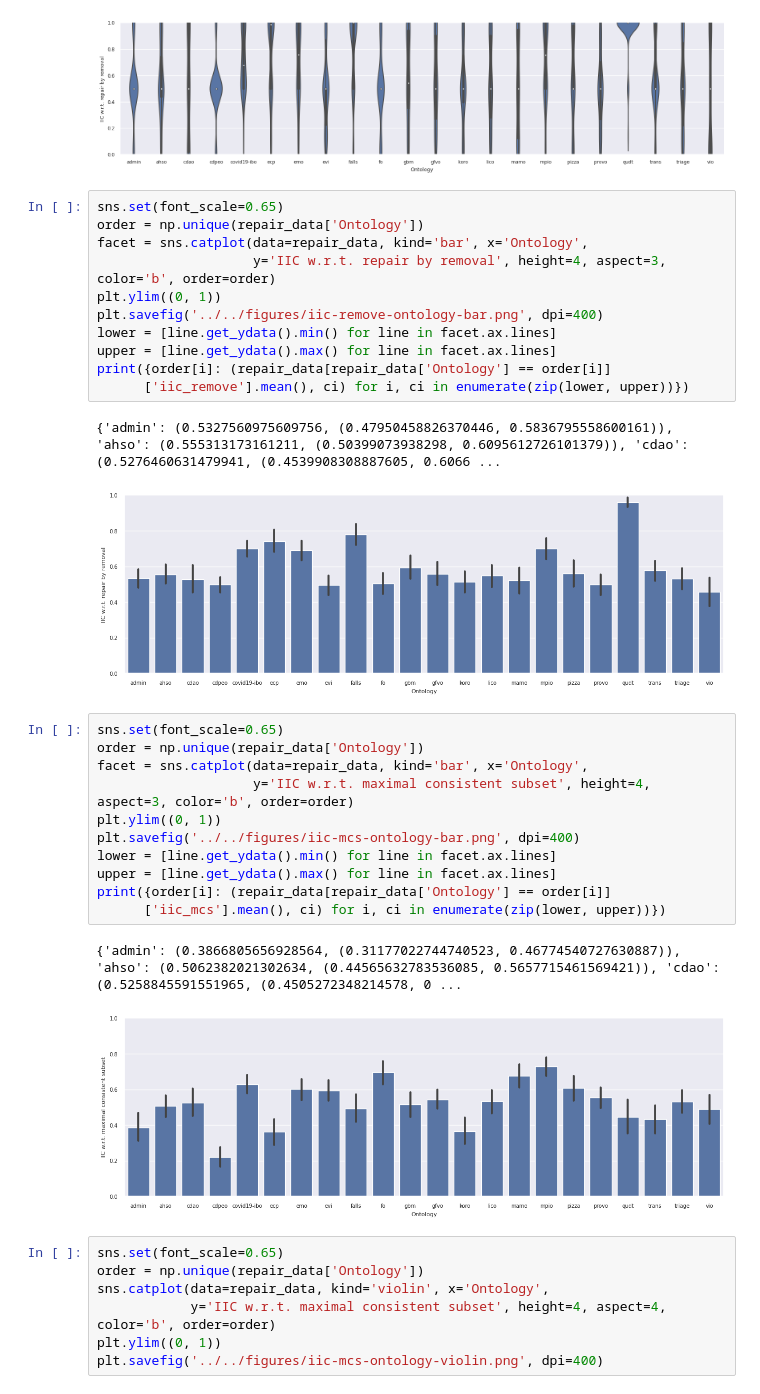
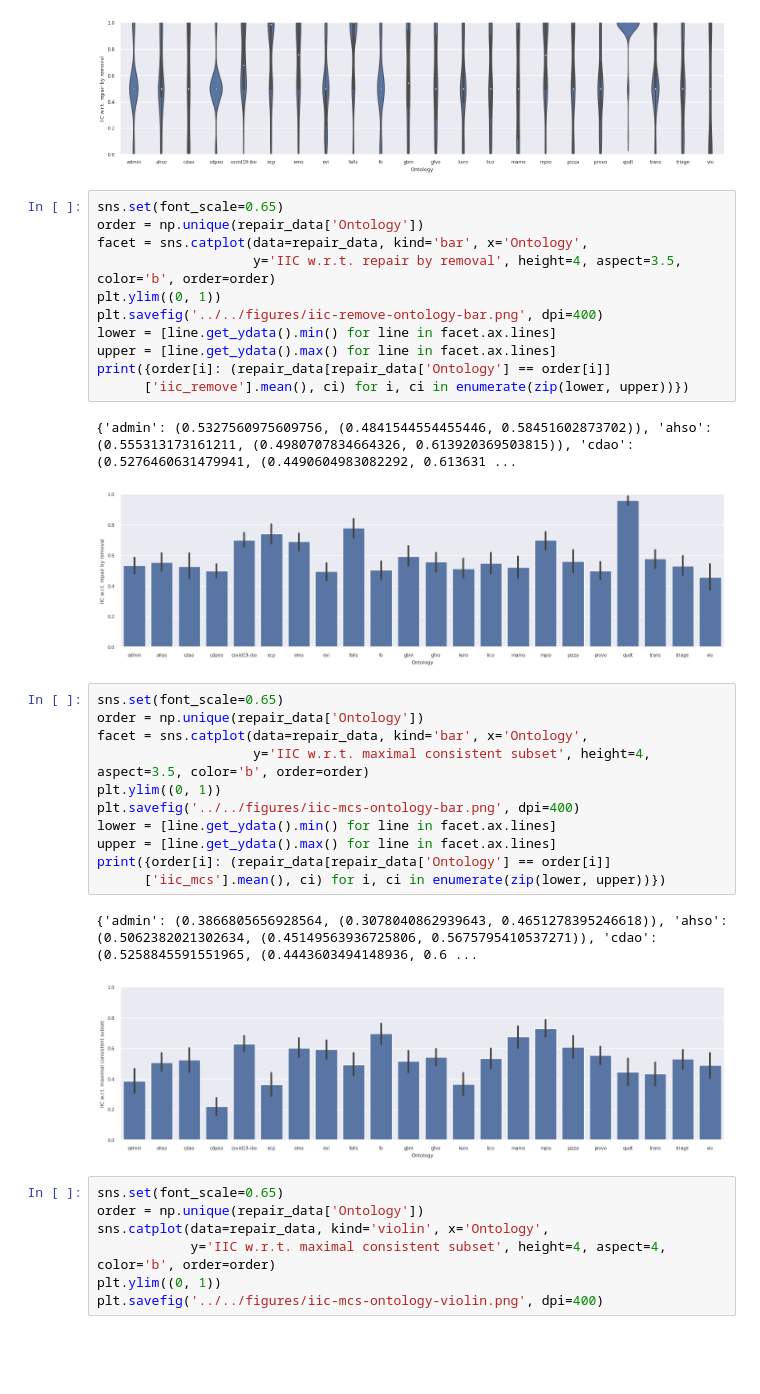
Before and after one commit to rolandbernard/paper-axiom-weakening, a Jupyter notebook: experiments/scripts/explore.ipynb, the cells around one changed output. Saved outputs shown, nothing was run; the diff lists cells and outputs as text; blank space fills up the shorter version.

```diff
--- a/experiments/scripts/explore.ipynb
+++ b/experiments/scripts/explore.ipynb
@@ -102,22 +102,22 @@ plt.savefig('../../figures/iic-remove-ontology-violin.png', dpi=400)
 # %%
 sns.set(font_scale=0.65)
 order = np.unique(repair_data['Ontology'])
 facet = sns.catplot(data=repair_data, kind='bar', x='Ontology',
-                    y='IIC w.r.t. repair by removal', height=4, aspect=3, color='b', order=order)
+                    y='IIC w.r.t. repair by removal', height=4, aspect=3.5, color='b', order=order)
 plt.ylim((0, 1))
 plt.savefig('../../figures/iic-remove-ontology-bar.png', dpi=400)
 lower = [line.get_ydata().min() for line in facet.ax.lines]
 upper = [line.get_ydata().max() for line in facet.ax.lines]
 print({order[i]: (repair_data[repair_data['Ontology'] == order[i]]
       ['iic_remove'].mean(), ci) for i, ci in enumerate(zip(lower, upper))})
 # %% [output]
-{'admin': (0.5327560975609756, (0.47950458826370446, 0.5836795558600161)), 'ahso': (0.555313173161211, (0.50399073938298, 0.6095612726101379)), 'cdao': (0.5276460631479941, (0.4539908308887605, 0.6066 ...
+{'admin': (0.5327560975609756, (0.4841544554455446, 0.58451602873702)), 'ahso': (0.555313173161211, (0.4980707834664326, 0.613920369503815)), 'cdao': (0.5276460631479941, (0.4490604983082292, 0.613631 ...
-[figure, old version]
+[figure, new version]
 # %%
 sns.set(font_scale=0.65)
 order = np.unique(repair_data['Ontology'])
 facet = sns.catplot(data=repair_data, kind='bar', x='Ontology',
-                    y='IIC w.r.t. maximal consistent subset', height=4, aspect=3, color='b', order=order)
+                    y='IIC w.r.t. maximal consistent subset', height=4, aspect=3.5, color='b', order=order)
 plt.ylim((0, 1))
 plt.savefig('../../figures/iic-mcs-ontology-bar.png', dpi=400)
 lower = [line.get_ydata().min() for line in facet.ax.lines]
@@ -125,8 +125,8 @@ upper = [line.get_ydata().max() for line in facet.ax.lines]
 print({order[i]: (repair_data[repair_data['Ontology'] == order[i]]
       ['iic_mcs'].mean(), ci) for i, ci in enumerate(zip(lower, upper))})
 # %% [output]
-{'admin': (0.3866805656928564, (0.31177022744740523, 0.46774540727630887)), 'ahso': (0.5062382021302634, (0.44565632783536085, 0.5657715461569421)), 'cdao': (0.5258845591551965, (0.4505272348214578, 0 ...
+{'admin': (0.3866805656928564, (0.3078040862939643, 0.4651278395246618)), 'ahso': (0.5062382021302634, (0.45149563936725806, 0.5675795410537271)), 'cdao': (0.5258845591551965, (0.4443603494148936, 0.6 ...
-[figure, old version]
+[figure, new version]
 # %%
 sns.set(font_scale=0.65)
 order = np.unique(repair_data['Ontology'])
```
Also changed, not shown: 5 other files.
